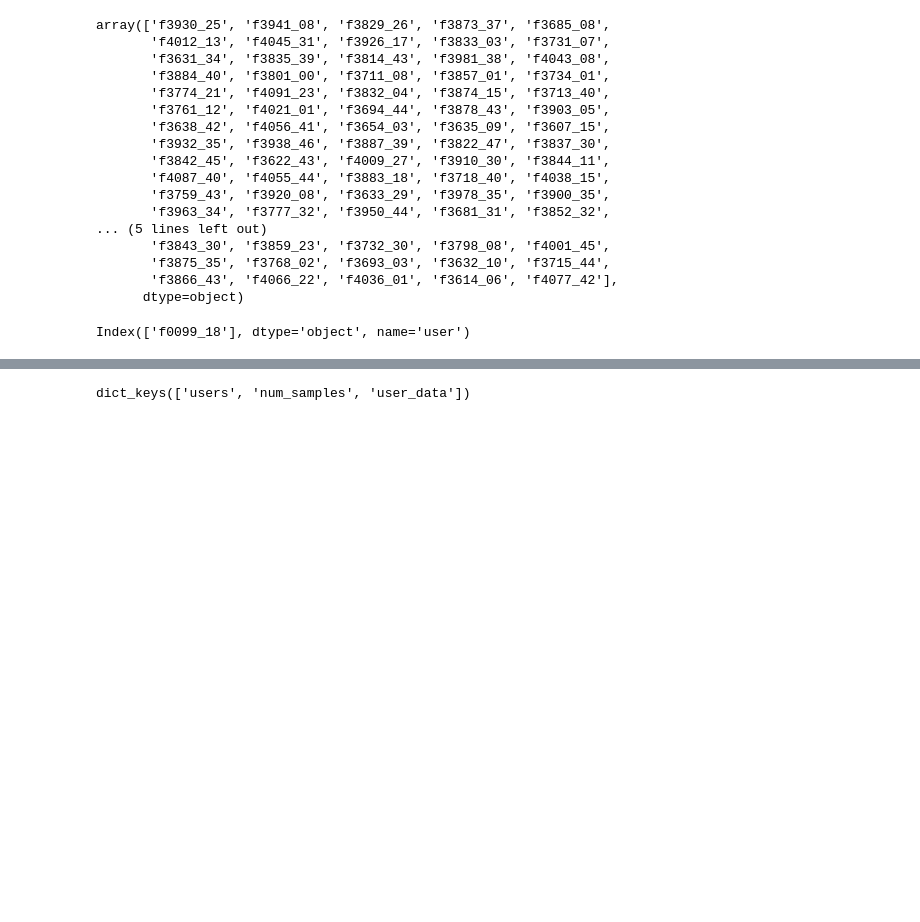
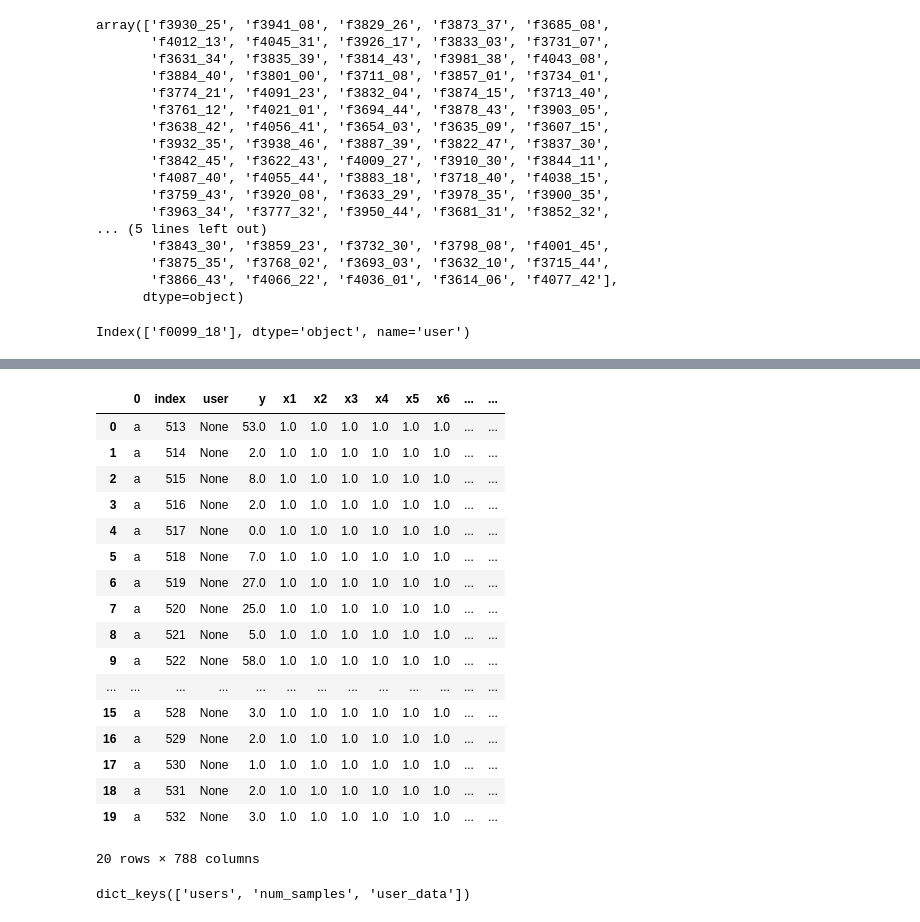
Before and after one commit to RicoBorra/FederatedLearningProject, a Jupyter notebook: data/femnist/dataset_to_parquet.ipynb, the cells around one changed output, grey strips where cells are left out. Cells and saved outputs as stored; diff of their text form; code cells hidden in the pictures; blank space fills up the shorter version.

```diff
--- a/data/femnist/dataset_to_parquet.ipynb
+++ b/data/femnist/dataset_to_parquet.ipynb
@@ -237,3 +294,24 @@ tot
+# %%
+pd.concat([pd.Series(['a']*len(test)), test.reset_index()], axis=1)
+# %% [output]
+|  | 0 | index | user | y | x1 | x2 | x3 | x4 | x5 | x6 | ... | ... |
+| 0 | a | 513 | None | 53.0 | 1.0 | 1.0 | 1.0 | 1.0 | 1.0 | 1.0 | ... | ... |
+| 1 | a | 514 | None | 2.0 | 1.0 | 1.0 | 1.0 | 1.0 | 1.0 | 1.0 | ... | ... |
+| 2 | a | 515 | None | 8.0 | 1.0 | 1.0 | 1.0 | 1.0 | 1.0 | 1.0 | ... | ... |
+| 3 | a | 516 | None | 2.0 | 1.0 | 1.0 | 1.0 | 1.0 | 1.0 | 1.0 | ... | ... |
+| 4 | a | 517 | None | 0.0 | 1.0 | 1.0 | 1.0 | 1.0 | 1.0 | 1.0 | ... | ... |
+| 5 | a | 518 | None | 7.0 | 1.0 | 1.0 | 1.0 | 1.0 | 1.0 | 1.0 | ... | ... |
+| 6 | a | 519 | None | 27.0 | 1.0 | 1.0 | 1.0 | 1.0 | 1.0 | 1.0 | ... | ... |
+| 7 | a | 520 | None | 25.0 | 1.0 | 1.0 | 1.0 | 1.0 | 1.0 | 1.0 | ... | ... |
+| 8 | a | 521 | None | 5.0 | 1.0 | 1.0 | 1.0 | 1.0 | 1.0 | 1.0 | ... | ... |
+| 9 | a | 522 | None | 58.0 | 1.0 | 1.0 | 1.0 | 1.0 | 1.0 | 1.0 | ... | ... |
+| ... | ... | ... | ... | ... | ... | ... | ... | ... | ... | ... | ... | ... |
+| 15 | a | 528 | None | 3.0 | 1.0 | 1.0 | 1.0 | 1.0 | 1.0 | 1.0 | ... | ... |
+| 16 | a | 529 | None | 2.0 | 1.0 | 1.0 | 1.0 | 1.0 | 1.0 | 1.0 | ... | ... |
+| 17 | a | 530 | None | 1.0 | 1.0 | 1.0 | 1.0 | 1.0 | 1.0 | 1.0 | ... | ... |
+| 18 | a | 531 | None | 2.0 | 1.0 | 1.0 | 1.0 | 1.0 | 1.0 | 1.0 | ... | ... |
+| 19 | a | 532 | None | 3.0 | 1.0 | 1.0 | 1.0 | 1.0 | 1.0 | 1.0 | ... | ... |
+20 rows × 788 columns
 # %%
 import json
 with open(os.path.join(os.getcwd(), 'data', 'all_data', "all_data_0.json"), "r") as f:
```
Also changed, not shown: parts of 4 cells of this notebook, 2 other files.
